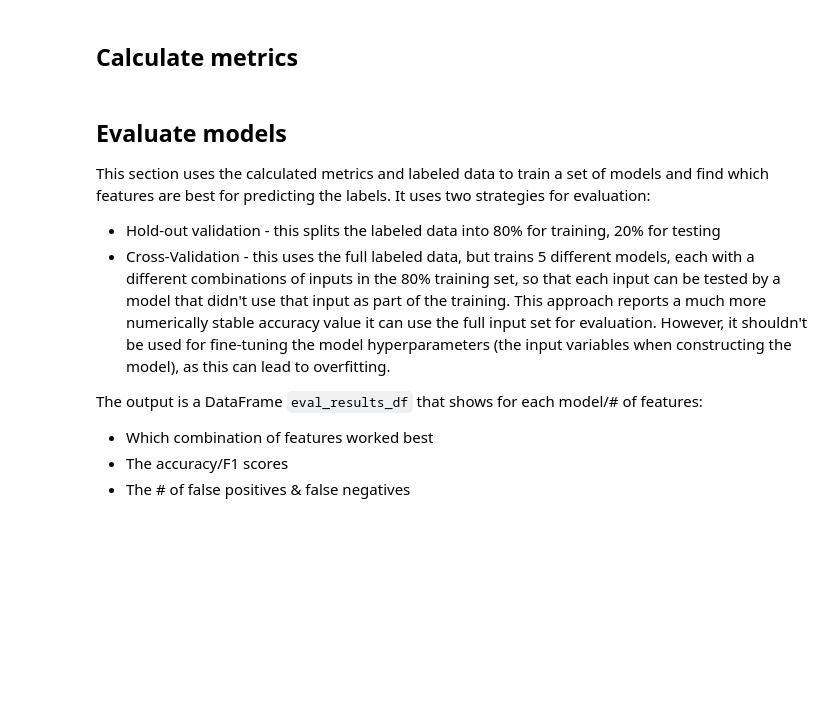
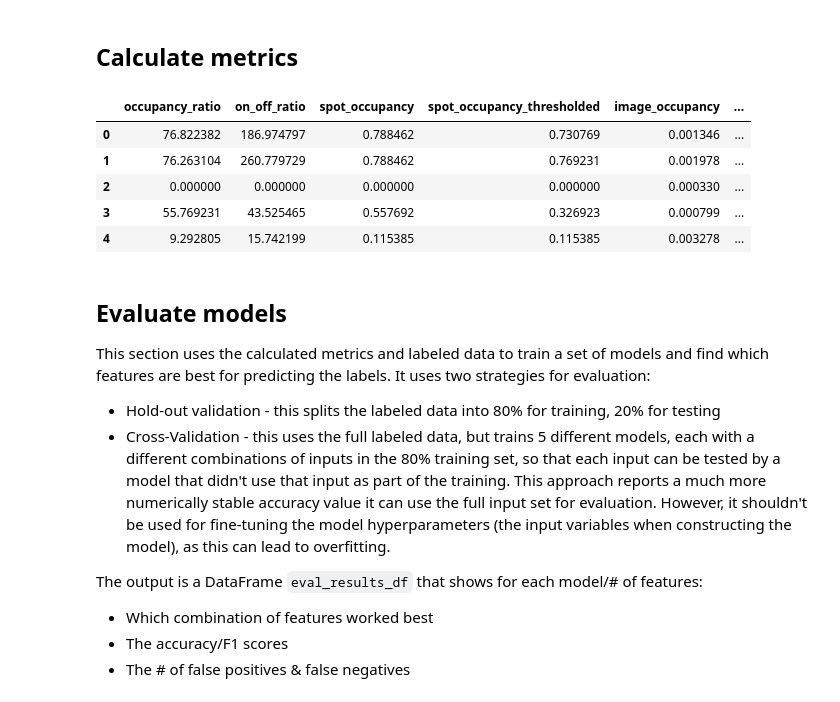
Before and after one commit to saharuka/metabolite_detectability, a Jupyter notebook: spotting/analysis/20_matrices/train_model.ipynb, the cells around one changed output. Saved outputs shown, nothing was run; the diff lists cells and outputs as text; code cells hidden in the pictures; blank space fills up the shorter version.

```diff
--- a/spotting/analysis/20_matrices/train_model.ipynb
+++ b/spotting/analysis/20_matrices/train_model.ipynb
@@ -77,15 +78,15 @@ def get_mispredictions(model, X, y):
 ## Paths
 # %%
 p_root_dir = Path(ROOT_DIR)
-p_analysis = p_root_dir  / "4_model_evaluation"
-
-p_grids = p_analysis / r"data_for_model_training\labelled_set_masks\grid_masks"
-p_labelled_set = p_analysis / r"data_for_model_training\labelled_set"
-
-p_wellmap = p_root_dir / "5_data_analysis/wellmap.csv"
+p_grids = p_root_dir / "2_grid_calibration/grid_masks"
+p_wellmap = p_root_dir / "3_metric_extraction/Well_2_compound.csv"
+p_stats = p_root_dir / "4_metric_extension"
+p_analysis = p_root_dir  / "5_well_classification"
+p_labelled_set = p_analysis / "labelled_set"
+p_datasets = p_labelled_set / "Datasets.csv"
 
 # Paths for evaluation
-p_eval = p_analysis/ "model_evaluation"
+p_eval = p_root_dir / "4_model_evaluation"
 p_eval_preds = p_eval / 'predictions.csv'
 # False positives/negatives - preview output from model prediction for molecules with known labels
 # Note that all files in these directories are cleared before a prediction run
@@ -233,41 +338,46 @@ for row in merged_df.itertuples():
     in_bg = row.image[bg]
     in_far_bg = row.image[far_bg]
     in_other_spots = row.image[~bg & ~mask]
 
     # Calculate threshold (0.01 * 99th percentile)
     # (note the image is already hotspot-removed, so the max is the 99th percentile)
     threshold = np.max(row.image) * 0.01
 
     metrics.append({
         # Original metrics
         # NOTE: The constant in the denominator of `on_off_ratio` was changed to
         # 0.001 as it seemed to produce slightly better results
-#         'occupancy_ratio': (occ(in_mask) * 100) / (occ(in_bg) * 100 + 1),
-#         'on_off_ratio': (np.mean(in_mask)) / (np.mean(in_bg) + 0.001),
+        'occupancy_ratio': (occ(in_mask) * 100) / (occ(in_bg) * 100 + 1),
+        'on_off_ratio': (np.mean(in_mask)) / (np.mean(in_bg) + 0.001),
 
         # Single-spot occupancy %
         'spot_occupancy': occ(in_mask),
         'spot_occupancy_thresholded': occ(in_mask > threshold),
         # Other occupancy metrics
-#         'image_occupancy': occ(row.image),
-#         'other_spots_occupancy': occ(in_other_spots),
-#         'bg_occupancy': occ(in_bg),
-        'far_bg_occupancy': occ(in_far_bg),
-        'occupancy_vs_far_bg_ratio' : (occ(in_mask) * 100) / (occ(in_far_bg) * 100 + 1),
+        'image_occupancy': occ(row.image),
+        'other_spots_occupancy': occ(in_other_spots),
+        'bg_occupancy': occ(in_bg),
+        'far_bg_occupancy': occ(in_bg),
 
         # How many spots have a non-zero pixel
         'in_n_spots': len(np.unique(grid[(grid != 0) & (row.image > threshold)])),
 
         # Intensity ratios
-        'spot_intensity' : np.mean(in_mask),
         'intensity_vs_other_spots_ratio': np.mean(in_mask) / (np.mean(in_other_spots) + 0.001),
         'intensity_vs_far_bg_ratio': np.mean(in_mask) / (np.mean(in_far_bg) + 0.001),
 
         'score': row.score,
     })
 
 metrics_df = pd.DataFrame(metrics, index=merged_df.index)
 metrics_df.head()
+# %% [output]
+|  | occupancy_ratio | on_off_ratio | spot_occupancy | spot_occupancy_thresholded | image_occupancy | ... |
+| 0 | 76.822382 | 186.974797 | 0.788462 | 0.730769 | 0.001346 | ... |
+| 1 | 76.263104 | 260.779729 | 0.788462 | 0.769231 | 0.001978 | ... |
+| 2 | 0.000000 | 0.000000 | 0.000000 | 0.000000 | 0.000330 | ... |
+| 3 | 55.769231 | 43.525465 | 0.557692 | 0.326923 | 0.000799 | ... |
+| 4 | 9.292805 | 15.742199 | 0.115385 | 0.115385 | 0.003278 | ... |
 # %% [markdown]
 ## Evaluate models
 
```
Also changed, not shown: parts of 24 cells of this notebook.
